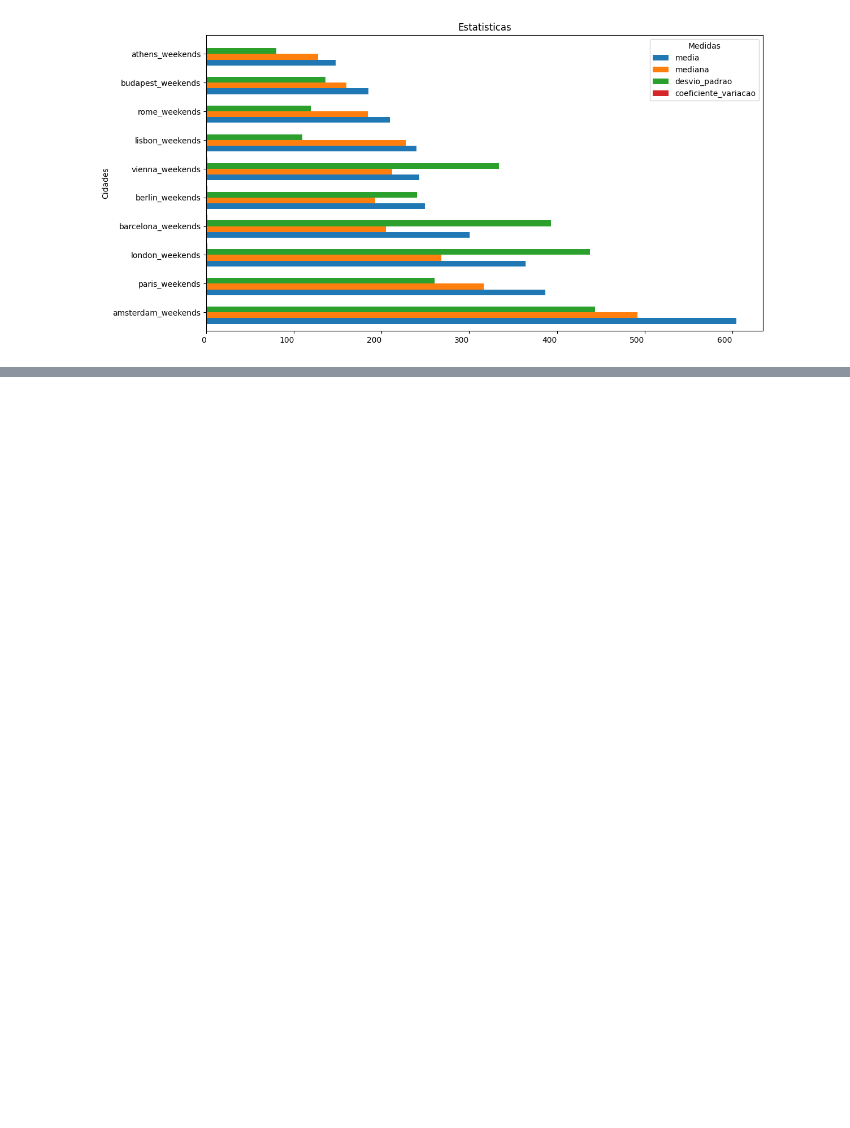
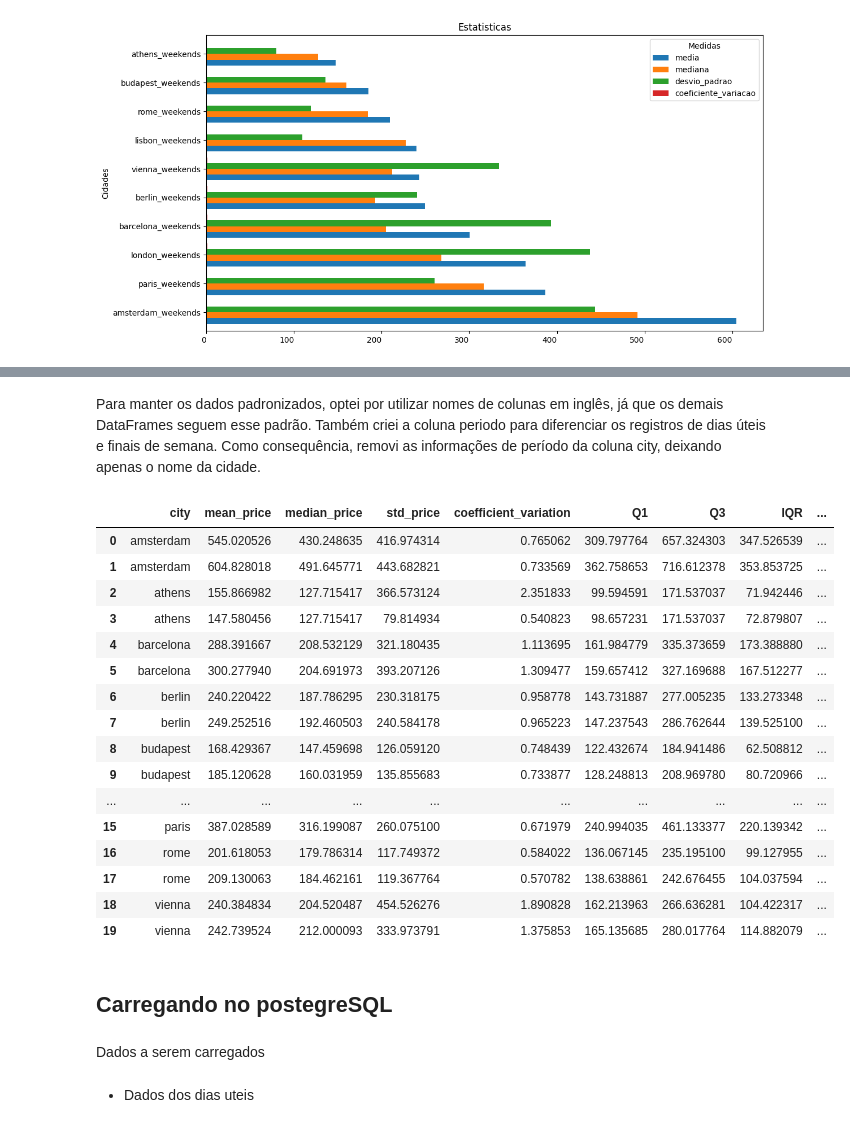
Before and after one commit to walleceoli/airbnb-europe-insights-, a Jupyter notebook: analise.ipynb, the cells around one changed output, grey strips where cells are left out. Saved outputs shown, nothing was run; the diff lists cells and outputs as text; code cells hidden in the pictures; blank space fills up the shorter version.

```diff
--- a/analise.ipynb
+++ b/analise.ipynb
@@ -1041,0 +1296,6 @@ plot_barh_est_descri(df_fim_semana_estatisticas_descritivas, titulo ='Estatistic
+# %%
+df_estatisticas_descri_total = pd.concat([
+    df_estatisticas_descri_total,
+    df_inter_interquartil_total
+],
+axis=1)
@@ -1041,0 +1323,4 @@ plot_barh_est_descri(df_fim_semana_estatisticas_descritivas, titulo ='Estatistic
+# %%
+df_estatisticas_descri_total = df_estatisticas_descri_total.reset_index()
+df_estatisticas_descri_total = df_estatisticas_descri_total.rename(columns={'origem':'cidade'})
+df_estatisticas_descri_total
@@ -1041,0 +1365,39 @@ plot_barh_est_descri(df_fim_semana_estatisticas_descritivas, titulo ='Estatistic
+# %% [markdown]
+Para manter os dados padronizados, optei por utilizar nomes de colunas em inglês, já que os demais DataFrames seguem esse padrão. Também criei a coluna periodo para diferenciar os registros de dias úteis e finais de semana. Como consequência, removi as informações de período da coluna city, deixando apenas o nome da cidade.
+# %%
+df_estatisticas_descri_total = df_estatisticas_descri_total.rename(columns={
+    'cidade' : 'city',
+    'media' : 'mean_price',
+    'mediana' : 'median_price',
+    'desvio_padrao' : 'std_price',
+    'coeficiente_variacao' : 'coefficient_variation'
+})
+df_estatisticas_descri_total['period'] = df_estatisticas_descri_total['city'].apply(
+    lambda x: 'dia_util' if 'weekdays' in x else 'fim_semana'
+)
+df_estatisticas_descri_total['city'] = df_estatisticas_descri_total['city'].str.split("_").str[0]
+df_estatisticas_descri_total
+# %% [output]
+|  | city | mean_price | median_price | std_price | coefficient_variation | Q1 | Q3 | IQR | ... |
+| 0 | amsterdam | 545.020526 | 430.248635 | 416.974314 | 0.765062 | 309.797764 | 657.324303 | 347.526539 | ... |
+| 1 | amsterdam | 604.828018 | 491.645771 | 443.682821 | 0.733569 | 362.758653 | 716.612378 | 353.853725 | ... |
+| 2 | athens | 155.866982 | 127.715417 | 366.573124 | 2.351833 | 99.594591 | 171.537037 | 71.942446 | ... |
+| 3 | athens | 147.580456 | 127.715417 | 79.814934 | 0.540823 | 98.657231 | 171.537037 | 72.879807 | ... |
+| 4 | barcelona | 288.391667 | 208.532129 | 321.180435 | 1.113695 | 161.984779 | 335.373659 | 173.388880 | ... |
+| 5 | barcelona | 300.277940 | 204.691973 | 393.207126 | 1.309477 | 159.657412 | 327.169688 | 167.512277 | ... |
+| 6 | berlin | 240.220422 | 187.786295 | 230.318175 | 0.958778 | 143.731887 | 277.005235 | 133.273348 | ... |
+| 7 | berlin | 249.252516 | 192.460503 | 240.584178 | 0.965223 | 147.237543 | 286.762644 | 139.525100 | ... |
+| 8 | budapest | 168.429367 | 147.459698 | 126.059120 | 0.748439 | 122.432674 | 184.941486 | 62.508812 | ... |
+| 9 | budapest | 185.120628 | 160.031959 | 135.855683 | 0.733877 | 128.248813 | 208.969780 | 80.720966 | ... |
+| ... | ... | ... | ... | ... | ... | ... | ... | ... | ... |
+| 15 | paris | 387.028589 | 316.199087 | 260.075100 | 0.671979 | 240.994035 | 461.133377 | 220.139342 | ... |
+| 16 | rome | 201.618053 | 179.786314 | 117.749372 | 0.584022 | 136.067145 | 235.195100 | 99.127955 | ... |
+| 17 | rome | 209.130063 | 184.462161 | 119.367764 | 0.570782 | 138.638861 | 242.676455 | 104.037594 | ... |
+| 18 | vienna | 240.384834 | 204.520487 | 454.526276 | 1.890828 | 162.213963 | 266.636281 | 104.422317 | ... |
+| 19 | vienna | 242.739524 | 212.000093 | 333.973791 | 1.375853 | 165.135685 | 280.017764 | 114.882079 | ... |
+# %% [markdown]
+## Carregando no postegreSQL
+# %% [markdown]
+Dados a serem carregados
+# %% [markdown]
+* Dados dos dias uteis
```
Also changed, not shown: parts of 47 cells of this notebook.
